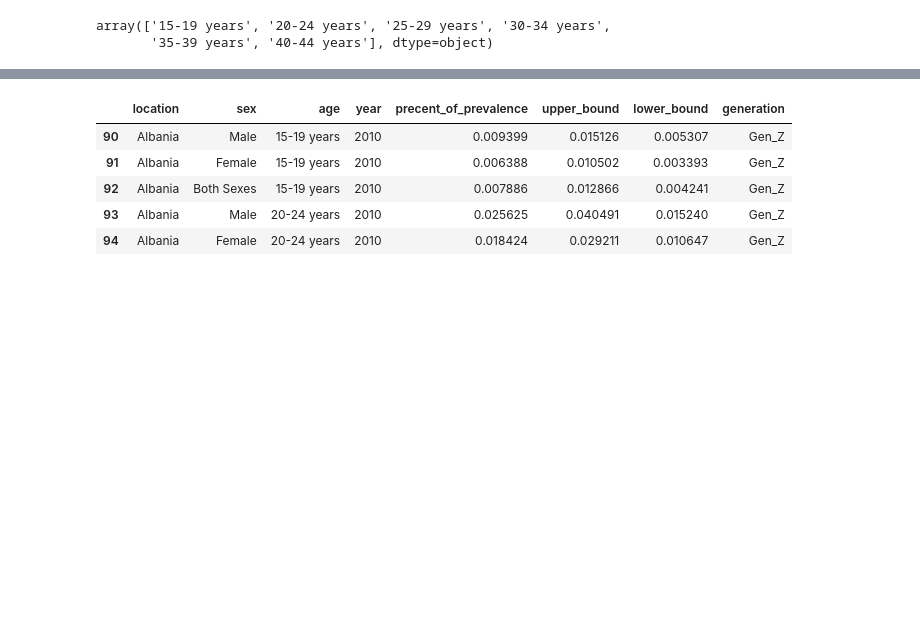
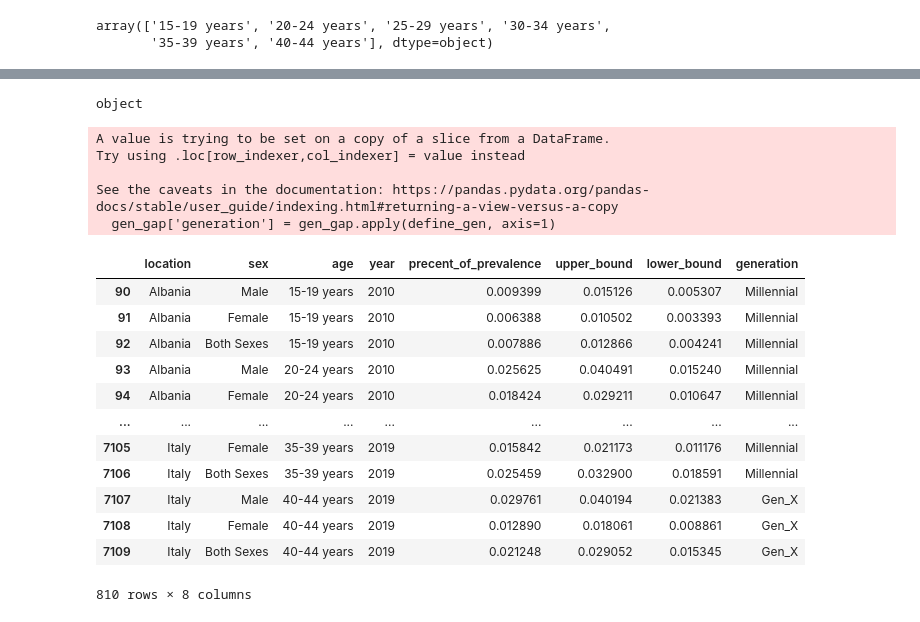
Before and after one commit to justdayane/da-capstone-project-dayane-ernesto, a Jupyter notebook: Ernestos_finds/Exploration Data sets.ipynb, the cells around one changed output, grey strips where cells are left out. Cells and saved outputs as stored; diff of their text form; code cells hidden in the pictures; blank space fills up the shorter version.

```diff
--- a/Ernestos_finds/Exploration Data sets.ipynb
+++ b/Ernestos_finds/Exploration Data sets.ipynb
@@ -1289,18 +1289,41 @@ dtypes: float64(3), int64(1), object(3)
 memory usage: 50.6+ KB
 # %%
 gen_gap.to_csv('gen_gap_2019-analysis.csv', index=False)
+# %%
+print (gen_gap['age'].dtype)
+# %% [output]
+object
 # %%
-def define_gen(age):
-    if '15-19 years' in age or '20-24 years' in age: return 'Gen_Z'
-    if '25-29' in age or '30-34 years' in age or '35-39 years' in age: return 'Millennial'
-    return'Gen_X'
-gen_gap['generation'] = gen_gap['age'].apply(define_gen)
+def define_gen(row):
+    age_lower = int(row['age'].split('-')[0])
+    birth_year = row['year'] - age_lower
+    if birth_year >= 1997:
+        return 'Gen_Z'
+    elif birth_year >= 1981:
+        return 'Millennial'
+    else:
+        return'Gen_X'
+
+gen_gap['generation'] = gen_gap.apply(define_gen, axis=1)
+# %% [output]
+A value is trying to be set on a copy of a slice from a DataFrame.
+Try using .loc[row_indexer,col_indexer] = value instead
+
+See the caveats in the documentation: https://pandas.pydata.org/pandas-docs/stable/user_guide/indexing.html#returning-a-view-versus-a-copy
+  gen_gap['generation'] = gen_gap.apply(define_gen, axis=1)
 # %%
-gen_gap.head()
+gen_gap
 # %% [output]
 |  | location | sex | age | year | precent_of_prevalence | upper_bound | lower_bound | generation |
-| 90 | Albania | Male | 15-19 years | 2010 | 0.009399 | 0.015126 | 0.005307 | Gen_Z |
-| 91 | Albania | Female | 15-19 years | 2010 | 0.006388 | 0.010502 | 0.003393 | Gen_Z |
-| 92 | Albania | Both Sexes | 15-19 years | 2010 | 0.007886 | 0.012866 | 0.004241 | Gen_Z |
-| 93 | Albania | Male | 20-24 years | 2010 | 0.025625 | 0.040491 | 0.015240 | Gen_Z |
-| 94 | Albania | Female | 20-24 years | 2010 | 0.018424 | 0.029211 | 0.010647 | Gen_Z |
+| 90 | Albania | Male | 15-19 years | 2010 | 0.009399 | 0.015126 | 0.005307 | Millennial |
+| 91 | Albania | Female | 15-19 years | 2010 | 0.006388 | 0.010502 | 0.003393 | Millennial |
+| 92 | Albania | Both Sexes | 15-19 years | 2010 | 0.007886 | 0.012866 | 0.004241 | Millennial |
+| 93 | Albania | Male | 20-24 years | 2010 | 0.025625 | 0.040491 | 0.015240 | Millennial |
+| 94 | Albania | Female | 20-24 years | 2010 | 0.018424 | 0.029211 | 0.010647 | Millennial |
+| ... | ... | ... | ... | ... | ... | ... | ... | ... |
+| 7105 | Italy | Female | 35-39 years | 2019 | 0.015842 | 0.021173 | 0.011176 | Millennial |
+| 7106 | Italy | Both Sexes | 35-39 years | 2019 | 0.025459 | 0.032900 | 0.018591 | Millennial |
+| 7107 | Italy | Male | 40-44 years | 2019 | 0.029761 | 0.040194 | 0.021383 | Gen_X |
+| 7108 | Italy | Female | 40-44 years | 2019 | 0.012890 | 0.018061 | 0.008861 | Gen_X |
+| 7109 | Italy | Both Sexes | 40-44 years | 2019 | 0.021248 | 0.029052 | 0.015345 | Gen_X |
+810 rows × 8 columns
```
Also changed, not shown: parts of 6 cells of this notebook, 4 other files.
